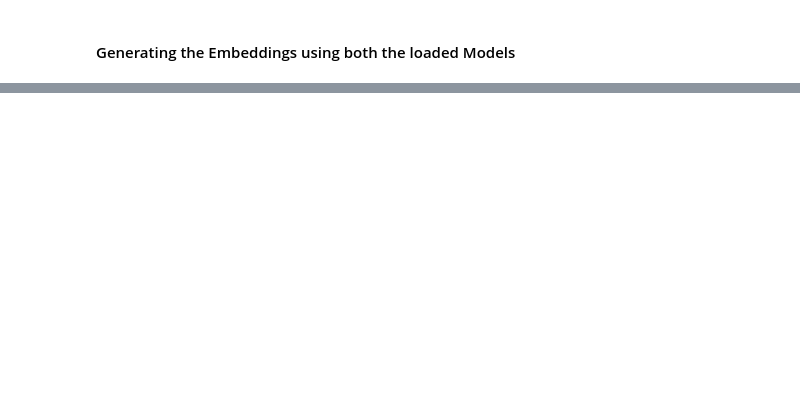
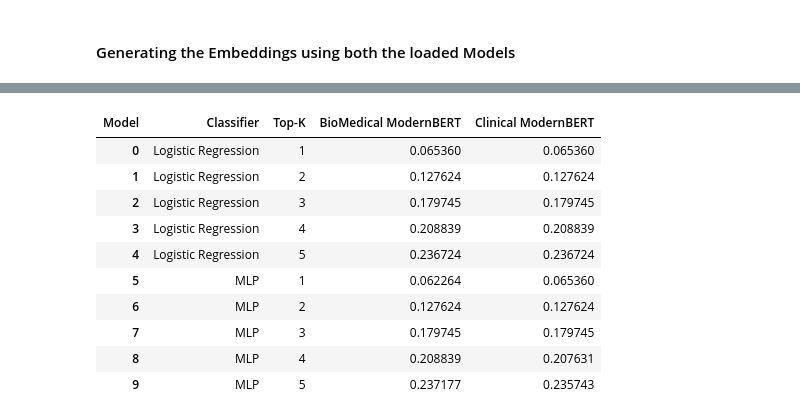
Before and after one commit to AvtnshM/Kaggle-Projects-Notebooks, a Jupyter notebook: clinical-modernbert-v-biomedicalmb-on-ddxplus-data.ipynb, the cells around one changed output, grey strips where cells are left out. Saved outputs shown, nothing was run; the diff lists cells and outputs as text; code cells hidden in the pictures; blank space fills up the shorter version.

```diff
--- a/clinical-modernbert-v-biomedicalmb-on-ddxplus-data.ipynb
+++ b/clinical-modernbert-v-biomedicalmb-on-ddxplus-data.ipynb
@@ -227,16 +338,10 @@ print("BMB Macro F1:", f1_score(y_valid, pred_bmb, average='macro'))
 # %%
 from sklearn.neural_network import MLPClassifier
 
-mlp_cmb = MLPClassifier(hidden_layer_sizes=(512,256), max_iter=20)
+mlp_cmb = MLPClassifier(hidden_layer_sizes=(256,), max_iter=10)
 mlp_cmb.fit(cmb_train, y_train)
 pred_cmb_mlp = mlp_cmb.predict_proba(cmb_valid)
-
-print("CMB Top-3:", top_k_accuracy_score(y_valid, pred_cmb_mlp, k=3))
-print("CMB Top-5:", top_k_accuracy_score(y_valid, pred_cmb_mlp, k=5))
 # %%
-mlp_bmb = MLPClassifier(hidden_layer_sizes=(256,), max_iter=5)
+mlp_bmb = MLPClassifier(hidden_layer_sizes=(256,), max_iter=10)
 mlp_bmb.fit(bmb_train, y_train)
 pred_bmb_mlp = mlp_bmb.predict_proba(bmb_valid)
-
-print("BMB Top-3:", top_k_accuracy_score(y_valid, pred_bmb_mlp, k=3))
-print("BMB Top-5:", top_k_accuracy_score(y_valid, pred_bmb_mlp, k=5))
@@ -272,0 +403,24 @@ df_cmb.info()
+# %%
+# Combine both classifiers into one table
+df_topk_all = pd.concat([df_lr, df_mlp], ignore_index=True)
+
+# Pivot for clean comparison
+comparison_table = df_topk_all.pivot_table(
+    index=["Classifier", "Top-K"],
+    columns="Model",
+    values="Accuracy"
+).reset_index()
+
+comparison_table
+# %% [output]
+| Model | Classifier | Top-K | BioMedical ModernBERT | Clinical ModernBERT |
+| 0 | Logistic Regression | 1 | 0.065360 | 0.065360 |
+| 1 | Logistic Regression | 2 | 0.127624 | 0.127624 |
+| 2 | Logistic Regression | 3 | 0.179745 | 0.179745 |
+| 3 | Logistic Regression | 4 | 0.208839 | 0.208839 |
+| 4 | Logistic Regression | 5 | 0.236724 | 0.236724 |
+| 5 | MLP | 1 | 0.062264 | 0.065360 |
+| 6 | MLP | 2 | 0.127624 | 0.127624 |
+| 7 | MLP | 3 | 0.179745 | 0.179745 |
+| 8 | MLP | 4 | 0.208839 | 0.207631 |
+| 9 | MLP | 5 | 0.237177 | 0.235743 |
```
Also changed, not shown: parts of 29 cells of this notebook.
